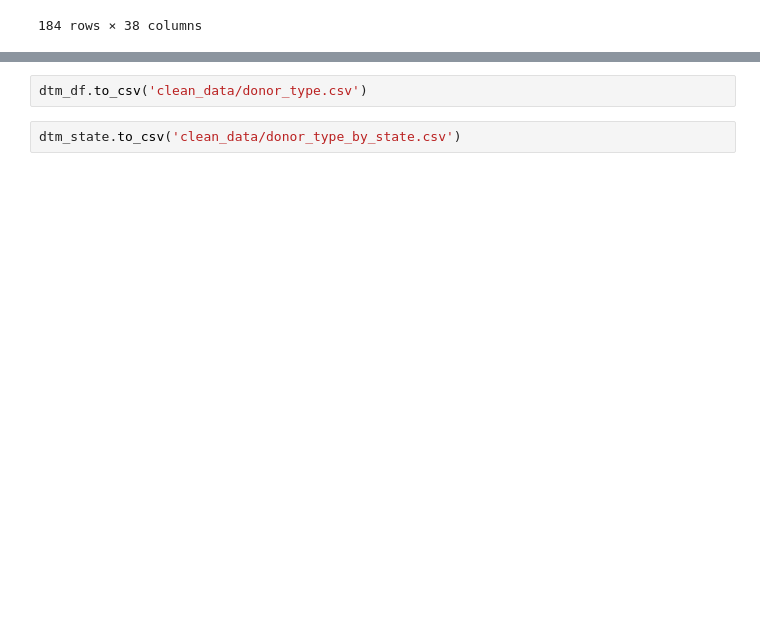
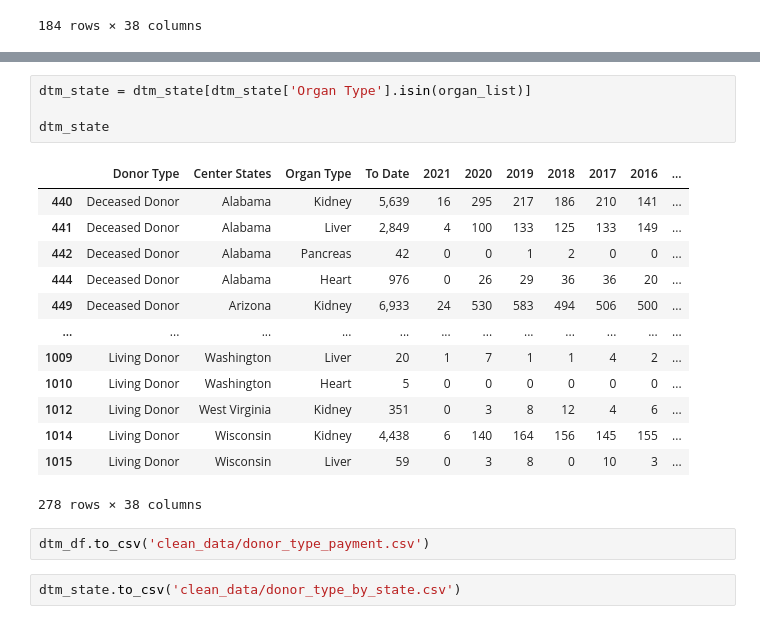
Before and after one commit to benwbarr/Transplant_Project, a Jupyter notebook: Resources/Wait_List_Notebook.ipynb, the cells around one changed output, grey strips where cells are left out. Cells and saved outputs as stored; diff of their text form; blank space fills up the shorter version.

```diff
--- a/Resources/Wait_List_Notebook.ipynb
+++ b/Resources/Wait_List_Notebook.ipynb
@@ -503,4 +523,22 @@ dtm_df
+# %%
+dtm_state = dtm_state[dtm_state['Organ Type'].isin(organ_list)]
+
+dtm_state
+# %% [output]
+|  | Donor Type | Center States | Organ Type | To Date | 2021 | 2020 | 2019 | 2018 | 2017 | 2016 | ... |
+| 440 | Deceased Donor | Alabama | Kidney | 5,639 | 16 | 295 | 217 | 186 | 210 | 141 | ... |
+| 441 | Deceased Donor | Alabama | Liver | 2,849 | 4 | 100 | 133 | 125 | 133 | 149 | ... |
+| 442 | Deceased Donor | Alabama | Pancreas | 42 | 0 | 0 | 1 | 2 | 0 | 0 | ... |
+| 444 | Deceased Donor | Alabama | Heart | 976 | 0 | 26 | 29 | 36 | 36 | 20 | ... |
+| 449 | Deceased Donor | Arizona | Kidney | 6,933 | 24 | 530 | 583 | 494 | 506 | 500 | ... |
+| ... | ... | ... | ... | ... | ... | ... | ... | ... | ... | ... | ... |
+| 1009 | Living Donor | Washington | Liver | 20 | 1 | 7 | 1 | 1 | 4 | 2 | ... |
+| 1010 | Living Donor | Washington | Heart | 5 | 0 | 0 | 0 | 0 | 0 | 0 | ... |
+| 1012 | Living Donor | West Virginia | Kidney | 351 | 0 | 3 | 8 | 12 | 4 | 6 | ... |
+| 1014 | Living Donor | Wisconsin | Kidney | 4,438 | 6 | 140 | 164 | 156 | 145 | 155 | ... |
+| 1015 | Living Donor | Wisconsin | Liver | 59 | 0 | 3 | 8 | 0 | 10 | 3 | ... |
+278 rows × 38 columns
 # %%
-dtm_df.to_csv('clean_data/donor_type.csv')
+dtm_df.to_csv('clean_data/donor_type_payment.csv')
 # %%
 dtm_state.to_csv('clean_data/donor_type_by_state.csv')
```
Also changed, not shown: parts of 1 cell of this notebook, 2 other files.
